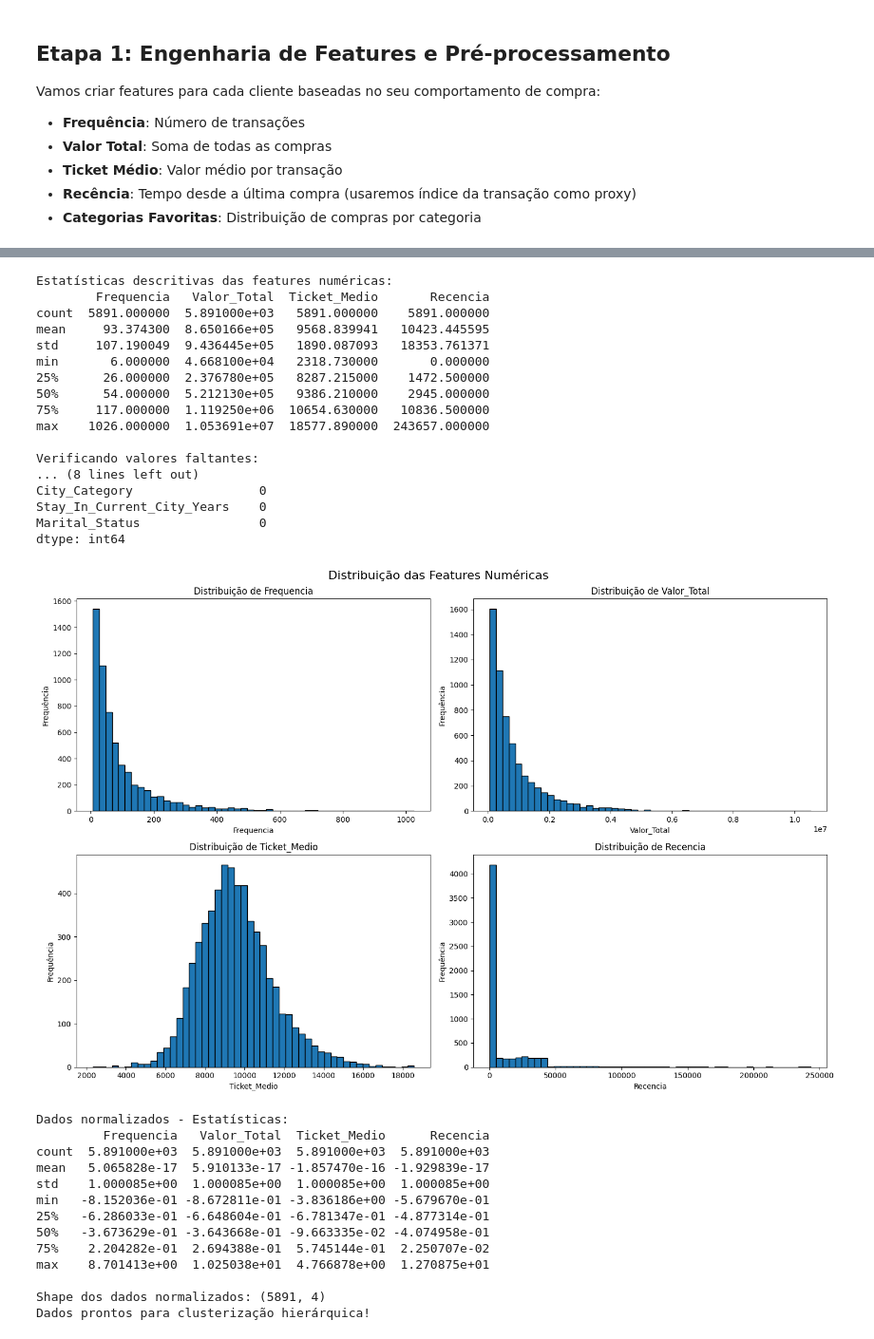
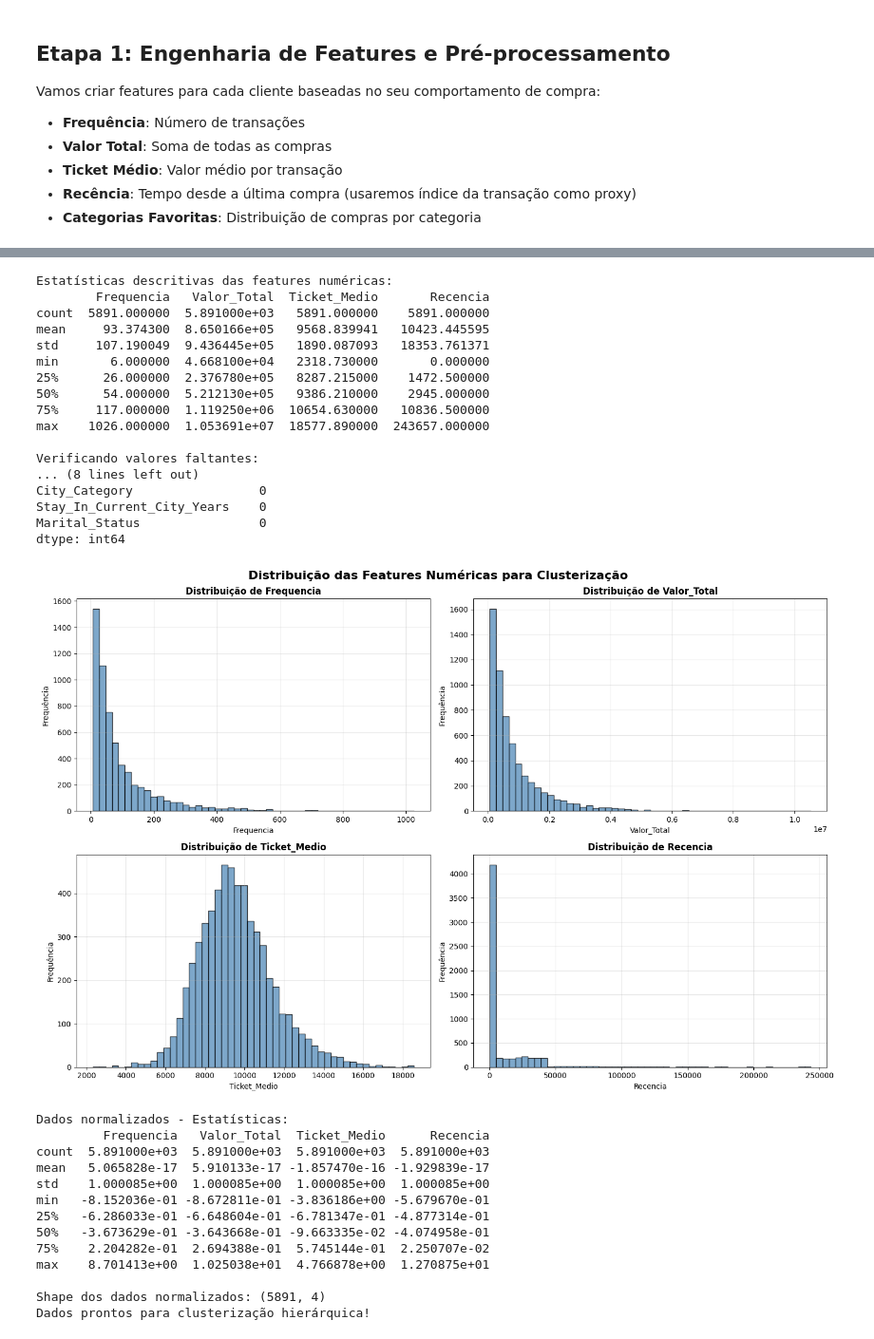
Before and after one commit to caiothomasbandeira/ecommerce-strategic-analysis, a Jupyter notebook: modulo1_clusterizacao/1_clustering_analysis.ipynb, the cells around one changed output, grey strips where cells are left out. Shown at 95% size. Drawn from its saved outputs; the diff is of its cells as text; code cells hidden in the pictures.

```diff
--- a/modulo1_clusterizacao/1_clustering_analysis.ipynb
+++ b/modulo1_clusterizacao/1_clustering_analysis.ipynb
@@ -30,0 +82,30 @@ Primeiras linhas:
+# %%
+# Análise de qualidade dos dados
+print("ANÁLISE DE QUALIDADE DOS DADOS:")
+print("=" * 50)
+
+# Verificar valores ausentes
+print("Valores ausentes por coluna:")
+missing_data = df.isnull().sum()
+for col, missing in missing_data.items():
+    if missing > 0:
+        print(f"  {col}: {missing:,} ({missing/len(df)*100:.2f}%)")
+    else:
+        print(f"  {col}: Nenhum valor ausente ")
+
+print(f"\nEstatísticas das compras:")
+print(f"  Valor médio por transação: R$ {df['Purchase'].mean():,.2f}")
+print(f"  Valor mediano: R$ {df['Purchase'].median():,.2f}")
+print(f"  Desvio padrão: R$ {df['Purchase'].std():,.2f}")
+
+print(f"\nDistribuição por gênero:")
+gender_dist = df['Gender'].value_counts(normalize=True) * 100
+for gender, pct in gender_dist.items():
+    print(f"  {gender}: {pct:.1f}%")
+
+print(f"\nTop 5 categorias mais vendidas:")
+top_categories = df['Product_Category'].value_counts().head()
+for cat, count in top_categories.items():
+    print(f"  Categoria {cat}: {count:,} transações")
+
+print("=" * 50)
@@ -52,7 +151,7 @@ customer_features.columns = ['Frequencia', 'Valor_Total', 'Ticket_Medio', 'Categ
 
 # Adicionar métrica de recência (usando índice como proxy de tempo)
 # Assumindo que índices maiores = compras mais recentes
-recencia = df.groupby('User_ID').apply(lambda x: df.index.max() - x.index.max())
+recencia = df.groupby('User_ID', include_groups=False).apply(lambda x: df.index.max() - x.index.max())
 customer_features['Recencia'] = recencia
 
 # Adicionar informações demográficas
@@ -84,6 +169,5 @@ Primeiras 5 linhas das features:
 # %%
 # Análise exploratória das features numéricas
-from sklearn.preprocessing import StandardScaler, LabelEncoder
 
 # Verificar estatísticas das features numéricas
 numerical_features = ['Frequencia', 'Valor_Total', 'Ticket_Medio', 'Recencia']
@@ -96,36 +180,37 @@ print(customer_features.isnull().sum())
 
 # Visualizar distribuições
 fig, axes = plt.subplots(2, 2, figsize=(15, 10))
-fig.suptitle('Distribuição das Features Numéricas', fontsize=16)
+fig.suptitle('Distribuição das Features Numéricas para Clusterização', fontsize=16, fontweight='bold')
 
 for i, feature in enumerate(numerical_features):
     row = i // 2
     col = i % 2
-    axes[row, col].hist(customer_features[feature], bins=50, edgecolor='black')
-    axes[row, col].set_title(f'Distribuição de {feature}')
+    axes[row, col].hist(customer_features[feature], bins=50, edgecolor='black', alpha=0.7, color='steelblue')
+    axes[row, col].set_title(f'Distribuição de {feature}', fontweight='bold')
     axes[row, col].set_xlabel(feature)
     axes[row, col].set_ylabel('Frequência')
+    axes[row, col].grid(True, alpha=0.3)
 
 plt.tight_layout()
 plt.show()
 # %% [output]
 Estatísticas descritivas das features numéricas:
         Frequencia   Valor_Total  Ticket_Medio       Recencia
 count  5891.000000  5.891000e+03   5891.000000    5891.000000
 mean     93.374300  8.650166e+05   9568.839941   10423.445595
 std     107.190049  9.436445e+05   1890.087093   18353.761371
 min       6.000000  4.668100e+04   2318.730000       0.000000
 25%      26.000000  2.376780e+05   8287.215000    1472.500000
 50%      54.000000  5.212130e+05   9386.210000    2945.000000
 75%     117.000000  1.119250e+06  10654.630000   10836.500000
 max    1026.000000  1.053691e+07  18577.890000  243657.000000
 
 Verificando valores faltantes:
 ... (8 lines left out)
 City_Category                 0
 Stay_In_Current_City_Years    0
 Marital_Status                0
 dtype: int64
-[figure, old version]
+[figure, new version]
 # %%
 # Preparar dados para clusterização
```
Also changed, not shown: parts of 16 cells of this notebook, 8 other files.
